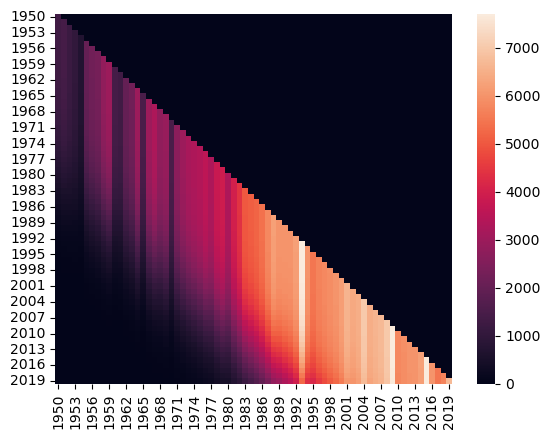
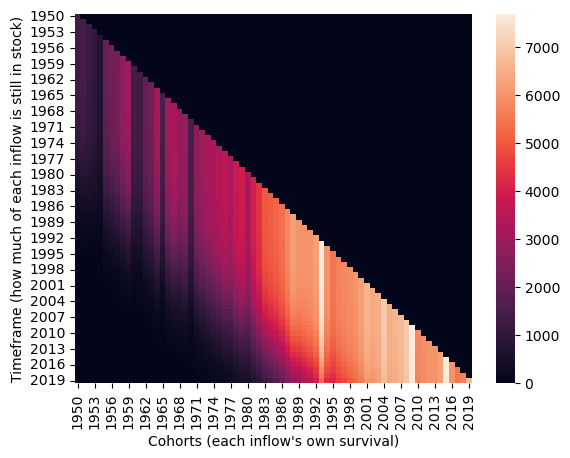
Code edit (unified diff) that turned the first committed figure into the second:
--- before
+++ after
@@ -14,3 +14,3 @@
     
 # and visualize the cohort_survival_matrix matrix with a heatmap
-sns.heatmap(cohorts_survival_matrix, annot=False)
+sns.heatmap(cohorts_survival_matrix, annot=False).set(xlabel ="Cohorts (each inflow's own survival)", ylabel = "Timeframe (how much of each inflow is still in stock)")

Commit: Heatmap axes labels